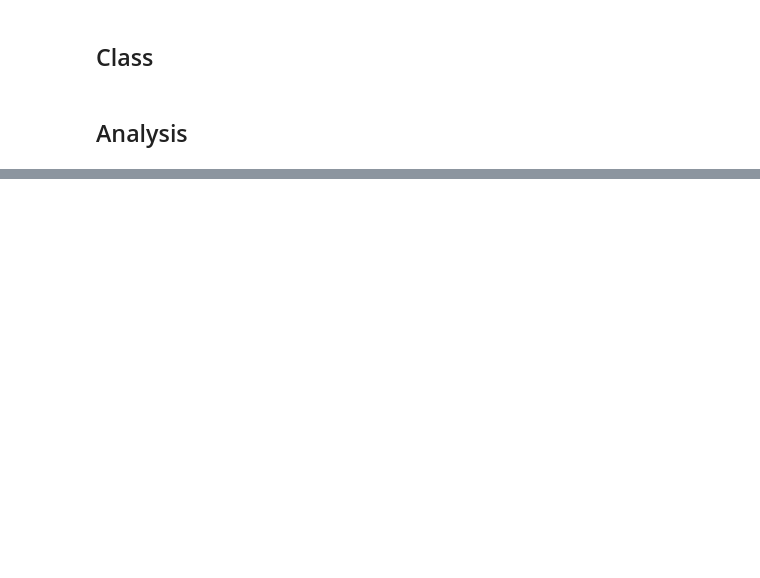
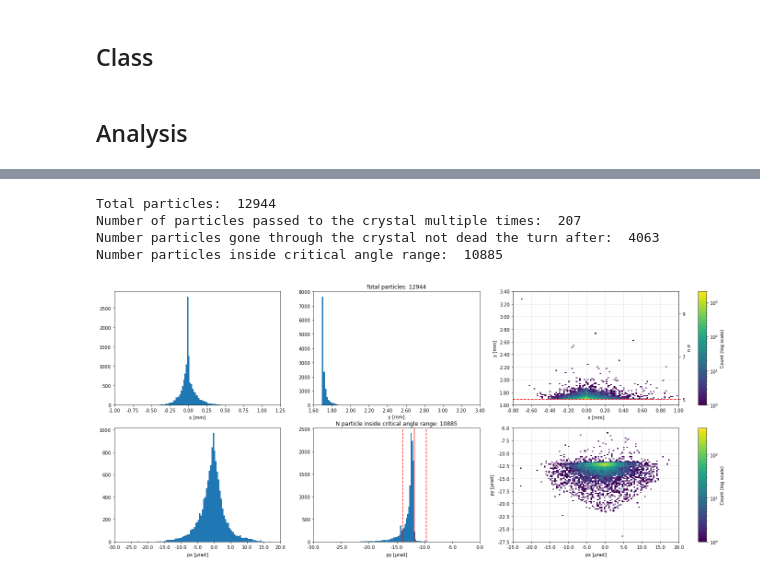
Before and after one commit to chiaramaccani/two_cryst_sim, a Jupyter notebook: Monitors_analysis_notebook.ipynb, the cells around one changed output, grey strips where cells are left out. Drawn from its saved outputs; the diff is of its cells as text; code cells hidden in the pictures; blank space fills up the shorter version.

```diff
--- a/Monitors_analysis_notebook.ipynb
+++ b/Monitors_analysis_notebook.ipynb
@@ -834,0 +830,10 @@ TARGET.data.where(((TARGET.data.loc[ 'x', :, 1] > TARGET.abs_x_low) & (TARGET.da
+# %%
+TCCS_xsuite = ParticleAnalysis(element_type='crystal', n_sigma=5.0, length=0.004, ydim=0.002, xdim=0.035, bend=80.0, align_angle=-1.1763616021881982e-05, jaw_L=0.0016912979598174786)
+TARGET_xsuite = ParticleAnalysis(element_type='target', n_sigma=25, length=0.005, ydim=0.004, xdim=0.008, jaw_L=0.00923702412365808)
+TCCP_xsuite = ParticleAnalysis(element_type='crystal', n_sigma=25, length=0.07, ydim=0.004, xdim=0.008, bend=10.0, jaw_L=0.00923752213290674)
+
+#check y dimension
+
+TCCS_simple = ParticleAnalysis(element_type='crystal', n_sigma=5.0, length=0.004, ydim=0.002, xdim=0.035, bend=80.0, align_angle=-1.1763616021881982e-05, jaw_L=0.0016912979598174786)
+TARGET_simple = ParticleAnalysis(element_type='target', n_sigma=25, length=0.005, ydim=0.004, xdim=0.008, jaw_L=0.00923702412365808)
+TCCP_simple = ParticleAnalysis(element_type='crystal', n_sigma=25, length=0.07, ydim=0.004, xdim=0.008, bend=10.0,  jaw_L=0.00923752213290674)
@@ -834,0 +904,8 @@ TARGET.data.where(((TARGET.data.loc[ 'x', :, 1] > TARGET.abs_x_low) & (TARGET.da
+# %%
+TCCS_xsuite.plot_impacting_particles(sigma=True, xpcrit= True)
+# %% [output]
+Total particles:  12944
+Number of particles passed to the crystal multiple times:  207
+Number particles gone through the crystal not dead the turn after:  4063
+Number particles inside critical angle range:  10885
+[figure, added]
```
Also changed, not shown: parts of 52 cells of this notebook, 12 other files.
